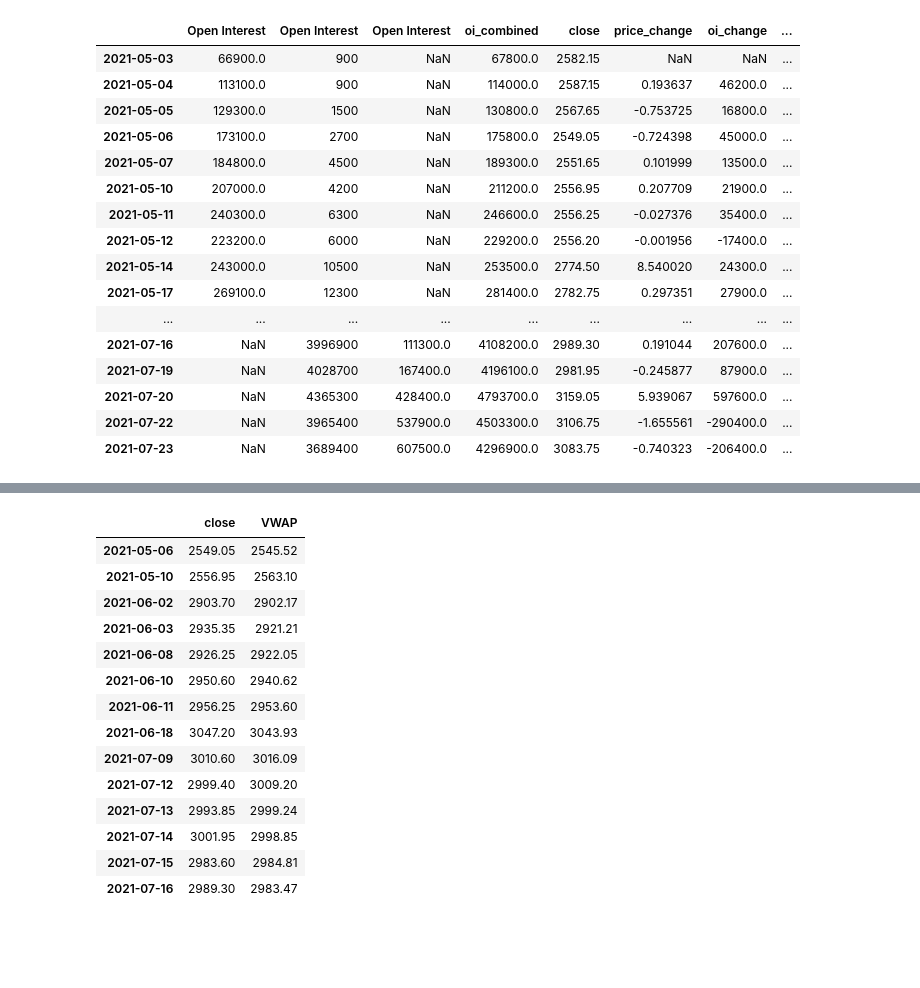
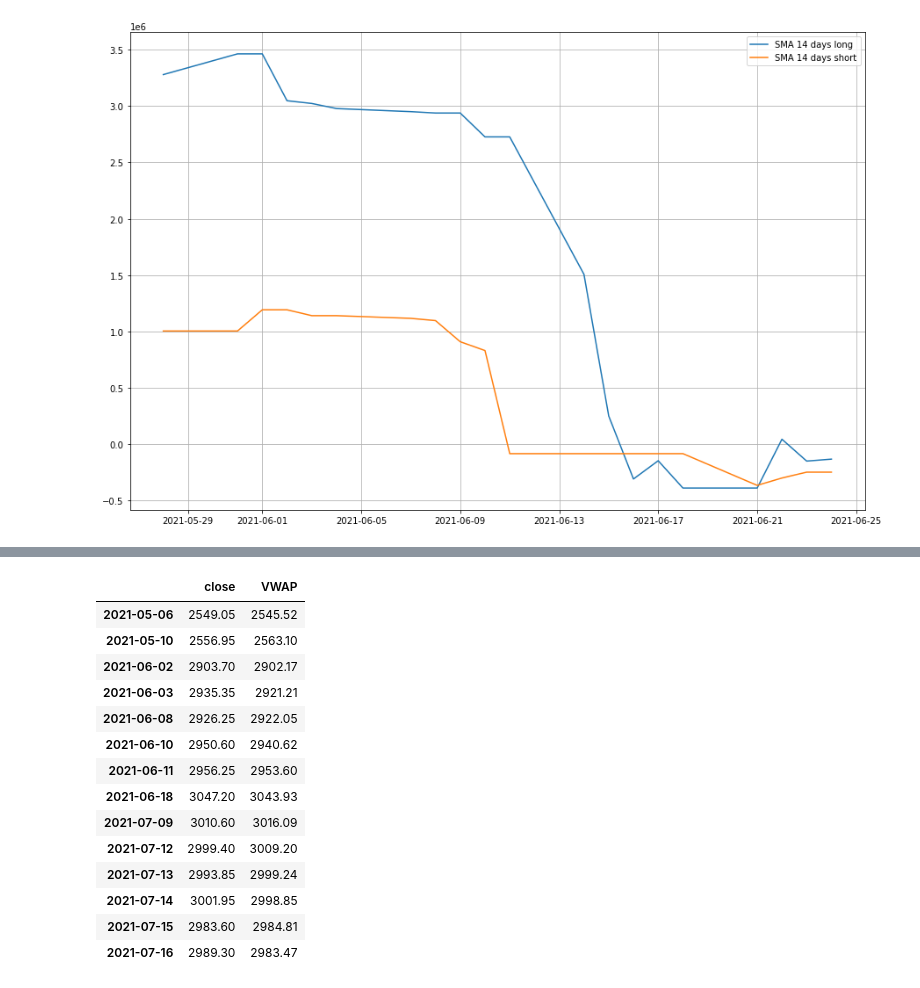
Before and after one commit to yogesh-kamble/stock_analysis, a Jupyter notebook: stock_oi_delivery.ipynb, the cells around one changed output, grey strips where cells are left out. Drawn from its saved outputs; the diff is of its cells as text; code cells hidden in the pictures; blank space fills up the shorter version.

Commit message:
oi_buildup graph

```diff
--- a/stock_oi_delivery.ipynb
+++ b/stock_oi_delivery.ipynb
@@ -44,0 +47,4 @@ long_build_up = OI_combined[(OI_combined['price_change'] > 0) & (OI_combined['oi
+# %%
+OI_combined['long_unwinding'] = np.where((OI_combined['price_change'] < 0) & (OI_combined['oi_change'] < 0) & (OI_combined.index != end), OI_combined['oi_change'], 0)
+# %%
+OI_combined['short_covering'] = np.where((OI_combined['price_change'] > 0) & (OI_combined['oi_change'] < 0) & (OI_combined.index != end), OI_combined['oi_change'], 0)
@@ -44,0 +60,4 @@ long_build_up = OI_combined[(OI_combined['price_change'] > 0) & (OI_combined['oi
+# %%
+OI_combined['total_long_buildup_14'] = OI_combined['long_build_up'].rolling(window=14).sum() + OI_combined['long_unwinding'].rolling(window=14).sum()
+# %%
+OI_combined['total_short_buildup_14'] = OI_combined['short_buildup'].rolling(window=14).sum() + OI_combined['short_covering'].rolling(window=14).sum()
@@ -45,3 +84,19 @@ long_build_up = OI_combined[(OI_combined['price_change'] > 0) & (OI_combined['oi
+# %%
+# Plot Graph
+# fig, axs = plt.subplots(2)
+plt.figure(figsize=[15,10])
+OI_combined.dropna(inplace=True)
+plt.grid(True)
+#df.index = df.Date
+#plt.xticks(df['Date'])
+plt.plot(OI_combined.index, 'total_long_buildup_14', data=OI_combined, label='SMA 14 days long')
+plt.plot(OI_combined.index, 'total_short_buildup_14', data=OI_combined, label='SMA 14 days short')
+# xs[0].plot(df['delivery_SMA_10'],label='SMA 10 days delivery')
+# axs[0].legend(loc=2)
+plt.legend()
+plt.show()
+# %% [output]
+[figure, added]
 # %%
 conditions = [
     (OI_combined['price_change'] > 0) & (OI_combined['oi_change'] > 0) & (OI_combined.index != end),
@@ -53,23 +108,3 @@ conditions = [
 values = ['long_buildup', 'short_buildup', 'long_unwinding', 'short_covering']
 # %%
 OI_combined['action'] = np.select(conditions, values)
-# %%
-OI_combined
-# %% [output]
-|  | Open Interest | Open Interest | Open Interest | oi_combined | close | price_change | oi_change | ... |
-| 2021-05-03 | 66900.0 | 900 | NaN | 67800.0 | 2582.15 | NaN | NaN | ... |
-| 2021-05-04 | 113100.0 | 900 | NaN | 114000.0 | 2587.15 | 0.193637 | 46200.0 | ... |
-| 2021-05-05 | 129300.0 | 1500 | NaN | 130800.0 | 2567.65 | -0.753725 | 16800.0 | ... |
-| 2021-05-06 | 173100.0 | 2700 | NaN | 175800.0 | 2549.05 | -0.724398 | 45000.0 | ... |
-| 2021-05-07 | 184800.0 | 4500 | NaN | 189300.0 | 2551.65 | 0.101999 | 13500.0 | ... |
-| 2021-05-10 | 207000.0 | 4200 | NaN | 211200.0 | 2556.95 | 0.207709 | 21900.0 | ... |
-| 2021-05-11 | 240300.0 | 6300 | NaN | 246600.0 | 2556.25 | -0.027376 | 35400.0 | ... |
-| 2021-05-12 | 223200.0 | 6000 | NaN | 229200.0 | 2556.20 | -0.001956 | -17400.0 | ... |
-| 2021-05-14 | 243000.0 | 10500 | NaN | 253500.0 | 2774.50 | 8.540020 | 24300.0 | ... |
-| 2021-05-17 | 269100.0 | 12300 | NaN | 281400.0 | 2782.75 | 0.297351 | 27900.0 | ... |
-| ... | ... | ... | ... | ... | ... | ... | ... | ... |
-| 2021-07-16 | NaN | 3996900 | 111300.0 | 4108200.0 | 2989.30 | 0.191044 | 207600.0 | ... |
-| 2021-07-19 | NaN | 4028700 | 167400.0 | 4196100.0 | 2981.95 | -0.245877 | 87900.0 | ... |
-| 2021-07-20 | NaN | 4365300 | 428400.0 | 4793700.0 | 3159.05 | 5.939067 | 597600.0 | ... |
-| 2021-07-22 | NaN | 3965400 | 537900.0 | 4503300.0 | 3106.75 | -1.655561 | -290400.0 | ... |
-| 2021-07-23 | NaN | 3689400 | 607500.0 | 4296900.0 | 3083.75 | -0.740323 | -206400.0 | ... |
```
Also changed, not shown: parts of 9 cells of this notebook, 1 other file.
